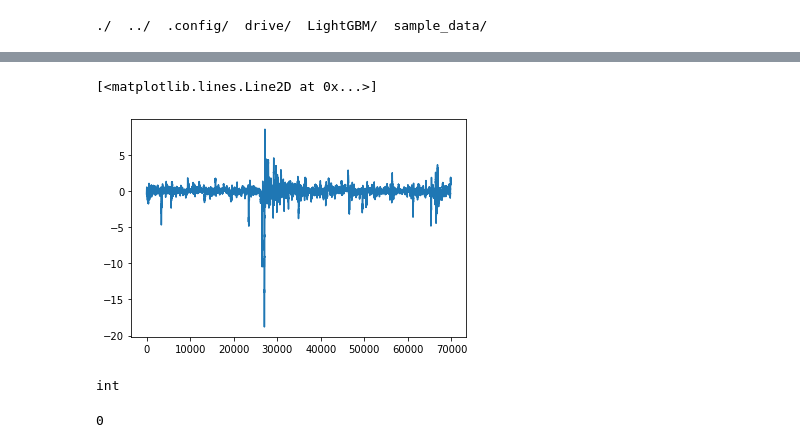
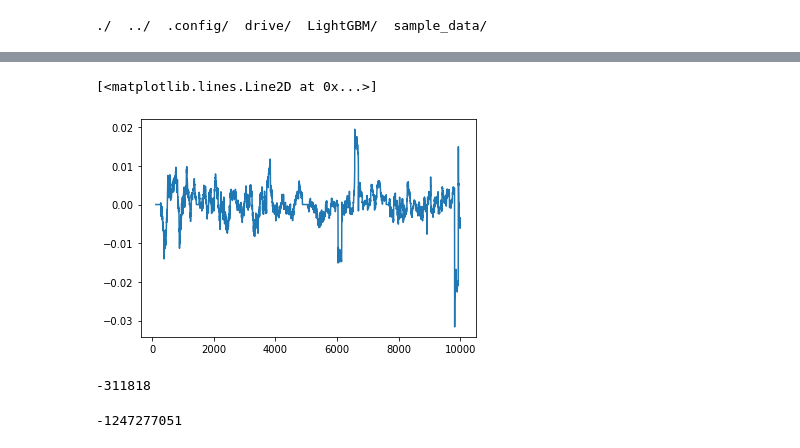
Before and after one commit to alunfes/mex-bot, a Jupyter notebook: Lgb_BPSP4.ipynb, the cells around one changed output, grey strips where cells are left out. Drawn from its saved outputs; the diff is of its cells as text; code cells hidden in the pictures.

```diff
--- a/Lgb_BPSP4.ipynb
+++ b/Lgb_BPSP4.ipynb
@@ -2197,8 +2208,7 @@ class LgbModel:
             elif res[0] == 0 and res[1] == 0 and res[2] == 0 and res[3] == 1:
                 prediction.append(3)
             else:
-                print('unknown output in bpsp_prediction!')
-                print(res)
+                prediction.append(0) #複数は発火した時は0にする
         return prediction
 
 
@@ -2386,7 +2396,7 @@ class OptuningBP:
         #params['learning_rate'] = trial.suggest_uniform('learning_rate',0.01, 1.5)
 #        params['num_iterations'] = trial.suggest_int('num_iterations', 10, 15000)
         params['max_depth'] = trial.suggest_int('max_depth',2, 10)
-        params['max_bin'] = trial.suggest_int('max_bin', 1, 200)
+        params['max_bin'] = trial.suggest_int('max_bin', 2, 200)
         params['num_leaves'] = trial.suggest_int('num_leaves', 4, 2 ** params['max_depth'])
         params['min_data_in_leaf'] = trial.suggest_int('min_data_in_leaf', 0, 100)
         params['min_sum_hessian_in_leaf'] = trial.suggest_uniform('min_sum_hessian_in_leaf',1e-5, 1e+1)
@@ -2396,7 +2406,10 @@ class OptuningBP:
         params['lambda_l1'] = trial.suggest_int('lambda_l1',0, 100)
         params['lambda_l2'] = trial.suggest_int('lambda_l2',0, 100)
         params['min_gain_to_split'] = trial.suggest_int('min_gain_to_split',0, 100)
-        kijun_val = trial.suggest_int('kijun_val', 30,300)
+        upper_kijun = trial.suggest_int('upper_kijun', 10,90)
+        avert_period_kijun = trial.suggest_int('avert_period_kijun', 10,300)
+
+        #kijun_val = trial.suggest_int('kijun_val', 30,300)
 #        if params['boosting'] == 'dart':
  #           params['drop_rate'] = trial.suggest_uniform('drop_rate',0, 1.0)
            # params['max_drop'] = trial.suggest_int('max_drop', 1, 10)
@@ -2405,22 +2418,22 @@ class OptuningBP:
         sim = Sim()
         ac = SimAccount()
         model = lgbmodel.train_params_with_validations(train_xb, train_yb, valid_xb, valid_yb, params)
-        prediction = lgbmodel.bpsp_prediction(model, test_xb, upper_kijun)
-        ac = sim.sim_model_pred_onemin(start_ind, prediction, pt, lc, ac)
+        prediction = lgbmodel.bpsp_prediction(model, test_xb, upper_kijun/100.0)
+        ac = sim.sim_model_pred_onemin_avert(start_ind, prediction, pt, lc, ac, avert_period_kijun)
         print('total pl={},num trade={},win rate={}, pl_stability={}, num_buy={}, num_sell={}'.format(ac.total_pl,ac.num_trade,ac.win_rate, ac.pl_stability, ac.num_buy,ac.num_sell))
         return -ac.total_pl
 
 start = time.time()
-num_term = 5
+num_term = 4
 corr_kijun = 0.7
 upper_kijun = 0.5
-from_ind = 40000
+from_ind = 0
 to_ind = 144000
 
 train_len = 30000
-test_len = 10000
+test_len = 100000
 test_start_ind = 30000 #should be larger than train_len
-valid_size = 0.4
+valid_size = 0.05
 
 kijun_val =50
 kijun_period = 120
@@ -2919,5 +2907,0 @@ for i in range(len(ac.performance_total_pl_log) - 120):
-# %%
-plt.plot(c)
-# %% [output]
-[<matplotlib.lines.Line2D at 0x...>]
-[figure, removed]
@@ -2947,9 +2908,5 @@ df2 = df2.assign(future_side=OneMinMarketData.ohlc.future_side[cut_size:])
-# %%
-type(datetime.now().minute)
-# %% [output]
-int
-# %%
-import dateutil
-dateutil.parser.parse("2019-05-12T08:0:59").minute
-# %% [output]
-0
+# %%
+plt.plot(np.gradient(ta.MA(np.array(ac.performance_total_pl_log, dtype='f8'), timeperiod=120)))
+# %% [output]
+[<matplotlib.lines.Line2D at 0x...>]
+[figure, added]
@@ -2955,0 +3070,8 @@ dateutil.parser.parse("2019-05-12T08:0:59").minute
+# %%
+execComm_sum
+# %% [output]
+-311818
+# %%
+execCost_sum
+# %% [output]
+-1247277051
```
Also changed, not shown: parts of 20 cells of this notebook, 7 other files.
